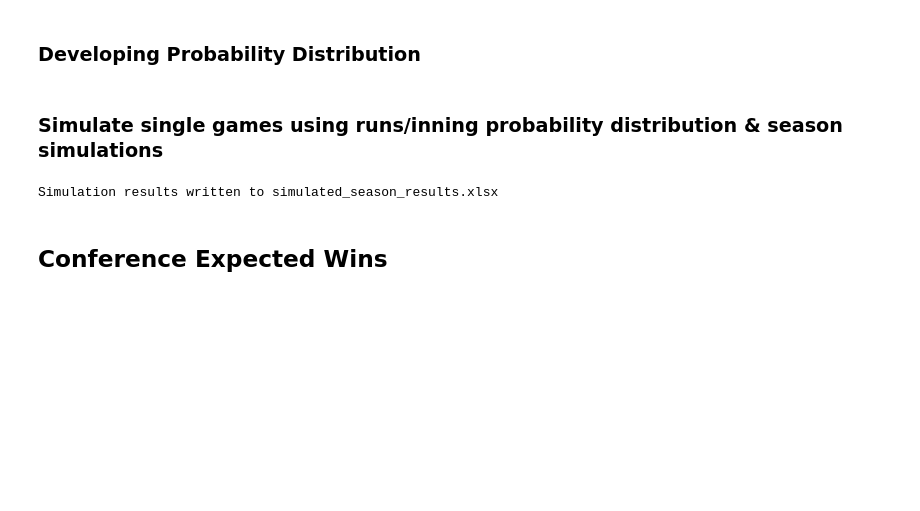
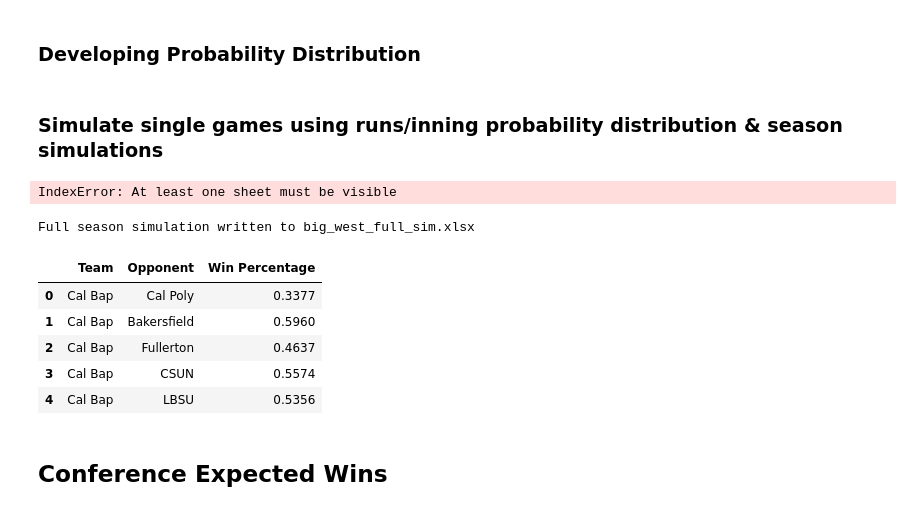
Before and after one commit to jackkalsched/UCSD_Baseball_25, a Jupyter notebook: Other/schedule_optimization.ipynb, the cells around one changed output. Drawn from its saved outputs; the diff is of its cells as text; code cells hidden in the pictures; blank space fills up the shorter version.

Commit message:
season simulation v4

```diff
--- a/Other/schedule_optimization.ipynb
+++ b/Other/schedule_optimization.ipynb
@@ -168,7 +217,7 @@ def simulate_season_custom_to_excel(df, filename, sims_per_game=100):
         for _, row in df.iterrows():
             team = row['Team']
             if team not in ['UCSD', 'Average']:
-                ucsd_xruns = row['ucsd_xruns']
+                ucsd_xruns = row['team_xruns']
                 opp_xruns = row['x_runs']
 
                 # Simulate all games
@@ -194,6 +243,79 @@ def simulate_season_custom_to_excel(df, filename, sims_per_game=100):
 
 simulate_season_custom_to_excel(runs_master, 'simulated_season_results.xlsx', sims_per_game=50000)
 # %% [output]
-Simulation results written to simulated_season_results.xlsx
+IndexError: At least one sheet must be visible
+# %%
+#Inning probability calculation
+def inning_probabilities(A):
+    probs = [probability(A, r) for r in range(R_max + 1)]
+    probs = np.array(probs)
+    probs = probs / probs.sum()  # Normalize so sum = 1
+    return probs
+
+#Simulate one game
+def simulate_game(team_xruns, opp_xruns, innings=9):
+    team_probs = inning_probabilities(team_xruns)
+    opp_probs = inning_probabilities(opp_xruns)
+
+    team_score = np.sum(np.random.choice(range(R_max+1), p=team_probs, size=innings))
+    opp_score = np.sum(np.random.choice(range(R_max+1), p=opp_probs, size=innings))
+
+    return team_score, opp_score
+
+# Simulate full season for all matchups
+def simulate_season_matchup_matrix(matchup_matrix, sims_per_game=100, filename="season_results.xlsx"):
+    np.random.seed(42)
+    results_summary = []
+
+    with pd.ExcelWriter(filename, engine="openpyxl") as writer:
+        for team in matchup_matrix.index:
+            team_results = []
+            for opponent in matchup_matrix.columns:
+                if team == opponent:
+                    continue  # Skip matchups against self
+
+                team_xruns = matchup_matrix.loc[team, opponent]
+                opp_xruns = matchup_matrix.loc[opponent, team]
+
+                if pd.isna(team_xruns) or pd.isna(opp_xruns):
+                    continue
+
+                # Simulate games
+                game_results = [simulate_game(team_xruns, opp_xruns) for _ in range(sims_per_game)]
+                games_df = pd.DataFrame(game_results, columns=[f"{team} Runs", f"{opponent} Runs"])
+                games_df["Opponent"] = opponent
+
+                # Append to this team's results
+                team_results.append(games_df)
+
+                # Calculate win percentage for summary
+                win_pct = sum(1 for t, o in game_results if t > o) / sims_per_game
+                results_summary.append((team, opponent, win_pct))
+
+            # Combine all matchups for the team into one DataFrame
+            if team_results:
+                team_df = pd.concat(team_results, ignore_index=True)
+                sheet_name = team[:31]
+                team_df.to_excel(writer, sheet_name=sheet_name, index=False)
+
+        # Summary sheet
+        summary_df = pd.DataFrame(results_summary, columns=["Team", "Opponent", "Win Percentage"])
+        summary_df.to_excel(writer, sheet_name="Win Percentages", index=False)
+
+    print(f"Full season simulation written to {filename}")
+
+simulate_season_matchup_matrix(matchup_matrix, sims_per_game=10000, filename="big_west_full_sim.xlsx")
+# %% [output]
+Full season simulation written to big_west_full_sim.xlsx
+# %%
+winpcts = pd.read_excel('big_west_full_sim.xlsx', sheet_name = 'Win Percentages')
+winpcts.head()
+# %% [output]
+|  | Team | Opponent | Win Percentage |
+| 0 | Cal Bap | Cal Poly | 0.3377 |
+| 1 | Cal Bap | Bakersfield | 0.5960 |
+| 2 | Cal Bap | Fullerton | 0.4637 |
+| 3 | Cal Bap | CSUN | 0.5574 |
+| 4 | Cal Bap | LBSU | 0.5356 |
 # %% [markdown]
 ## Conference Expected Wins
```
Also changed, not shown: parts of 10 cells of this notebook, 4 other files.
